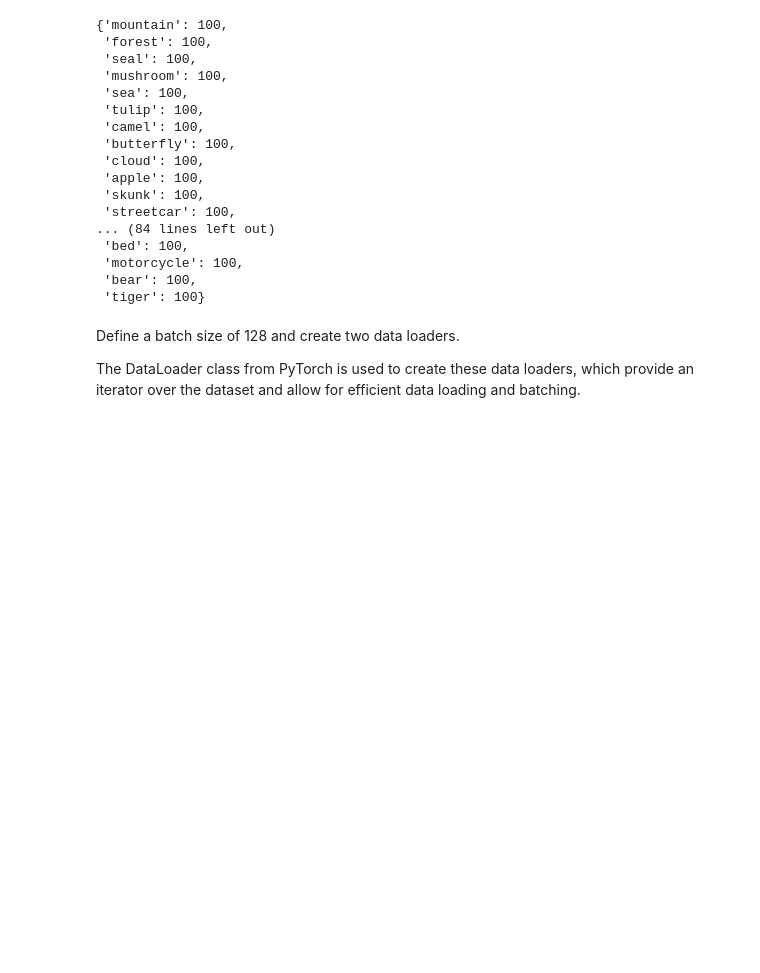
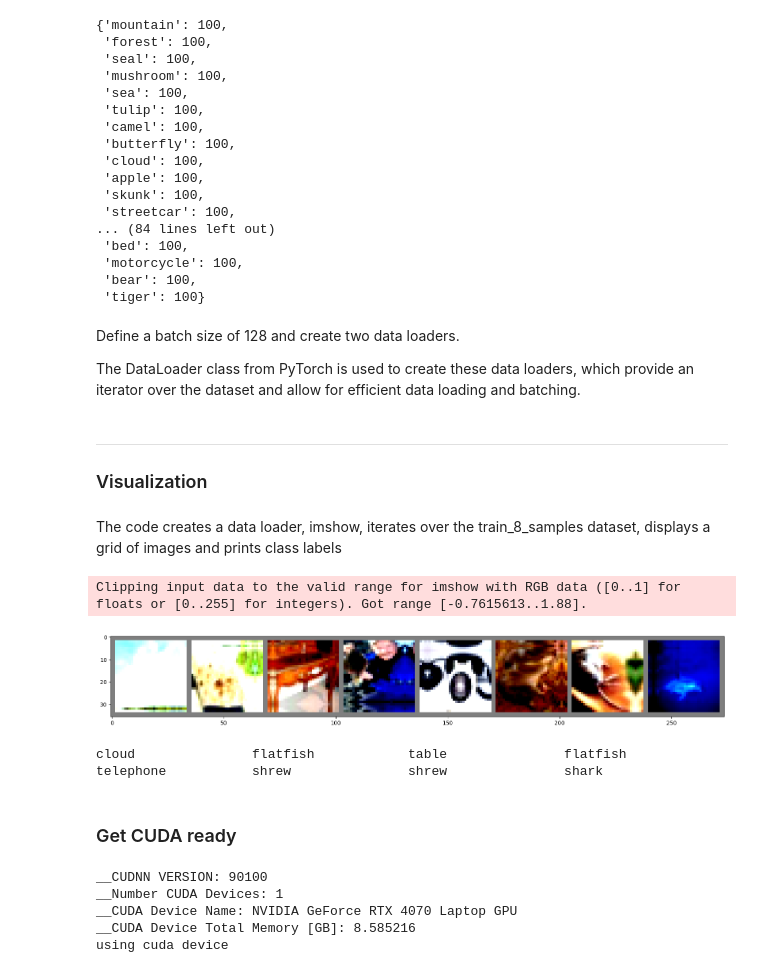
Before and after one commit to Gayanukaa/ResNet-Implementation, a Jupyter notebook: main.ipynb, the cells around one changed output. Drawn from its saved outputs; the diff is of its cells as text; code cells hidden in the pictures; blank space fills up the shorter version.

Commit message:
Data visualization and process setup

```diff
--- a/main.ipynb
+++ b/main.ipynb
@@ -142,3 +142,49 @@ The DataLoader class from PyTorch is used to create these data loaders, which pr
 BATCH_SIZE = 128
 train_dl = DataLoader(train_data, BATCH_SIZE, num_workers=4, pin_memory=True, shuffle=True)
 test_dl = DataLoader(test_data, BATCH_SIZE, num_workers=4, pin_memory=True)
+# %% [markdown]
+---
+
+### Visualization
+# %% [markdown]
+The code creates a data loader, imshow, iterates over the train_8_samples dataset, displays a grid of images and prints class labels
+# %%
+# for 8 images
+train_8_samples = DataLoader(train_data, 8, num_workers=4, pin_memory=True, shuffle=True)
+
+def imshow(img):
+    img = img / 2 + 0.5     # unnormalize
+    npimg = img.numpy()
+    plt.figure(figsize = (20,20))
+    plt.imshow(np.transpose(npimg, (1, 2, 0)))
+    plt.show()
+
+# Get a batch of images and labels using loop (for multi-processing)
+for images, labels in train_8_samples:
+    imshow(torchvision.utils.make_grid(images))
+    print(''.join(f'{train_data.classes[labels[j]]:20s}' for j in range(len(labels))))  # Use len(labels) for dynamic printing
+    break  # To process 1 batch (8 images)
+# %% [output]
+Clipping input data to the valid range for imshow with RGB data ([0..1] for floats or [0..255] for integers). Got range [-0.7615613..1.88].
+[figure, added]
+cloud               flatfish            table               flatfish            telephone           shrew               shrew               shark
+# %% [markdown]
+### Get CUDA ready
+# %%
+import torch
+
+if torch.cuda.is_available():
+    device = torch.device("cuda")
+    print('__CUDNN VERSION:', torch.backends.cudnn.version())
+    print('__Number CUDA Devices:', torch.cuda.device_count())
+    print('__CUDA Device Name:',torch.cuda.get_device_name(0))
+    print('__CUDA Device Total Memory [GB]:',torch.cuda.get_device_properties(0).total_memory/1e9)
+else:
+    device = torch.device("cpu")
+print("using", device, "device")
+# %% [output]
+__CUDNN VERSION: 90100
+__Number CUDA Devices: 1
+__CUDA Device Name: NVIDIA GeForce RTX 4070 Laptop GPU
+__CUDA Device Total Memory [GB]: 8.585216
+using cuda device
```
Also changed, not shown: parts of 8 cells of this notebook.
